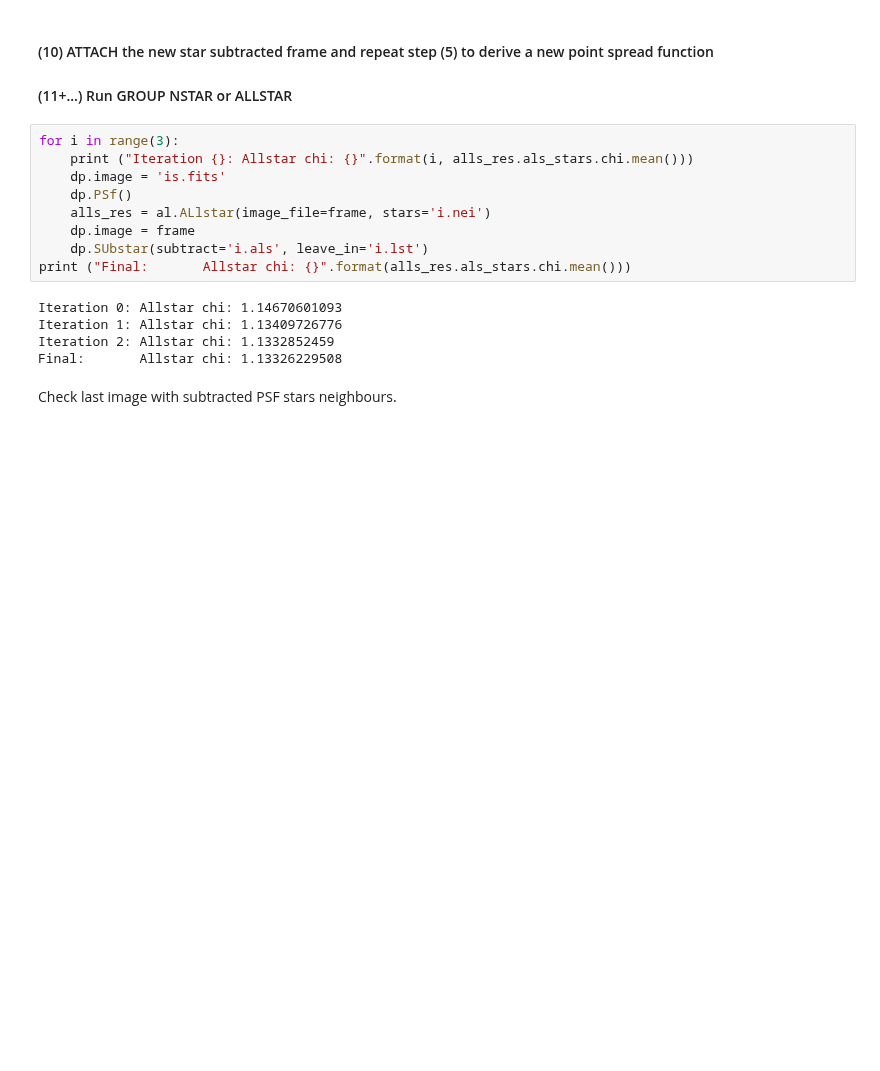
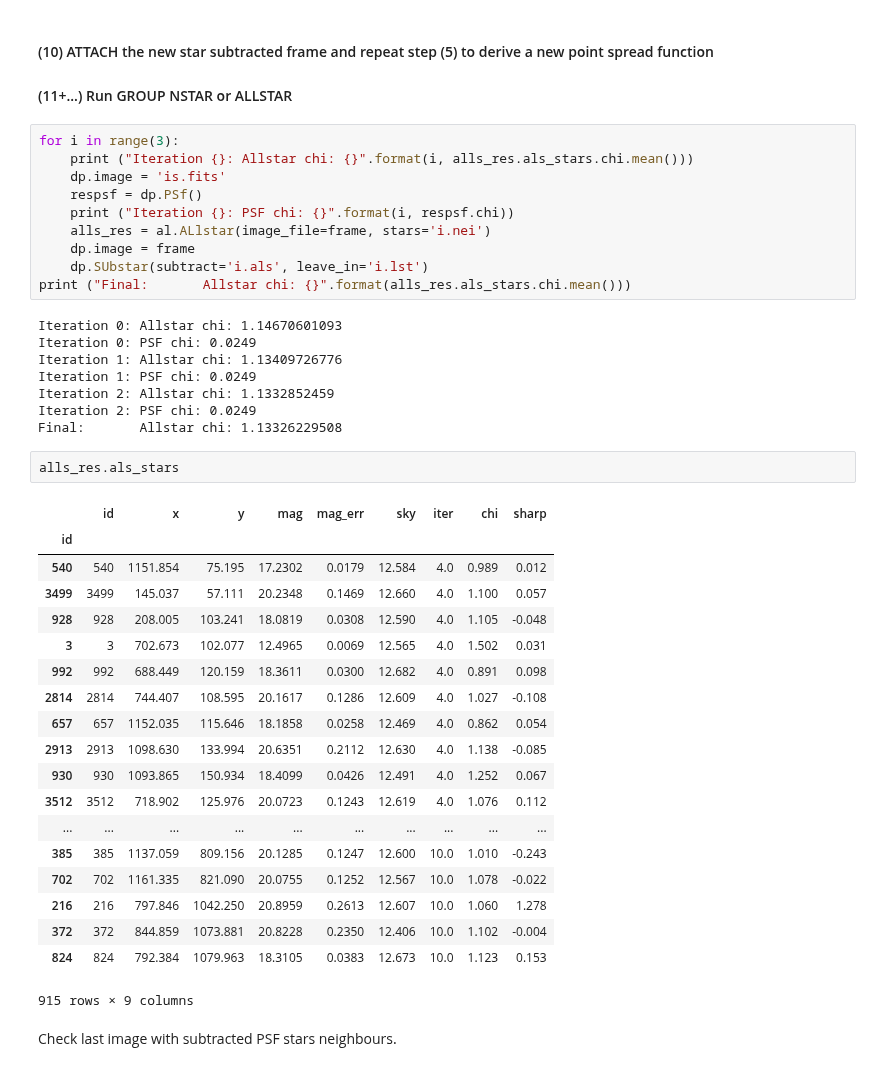
Before and after one commit to majkelx/astwro, a Jupyter notebook: examples/deriving_psf_stenson.ipynb, the cells around one changed output. Saved outputs shown, nothing was run; the diff lists cells and outputs as text; blank space fills up the shorter version.

```diff
--- a/examples/deriving_psf_stenson.ipynb
+++ b/examples/deriving_psf_stenson.ipynb
@@ -179,16 +210,42 @@ sub_res = dp.SUbstar(subtract=alls_res.profile_photometry_file, leave_in=pick_re
 for i in range(3):
     print ("Iteration {}: Allstar chi: {}".format(i, alls_res.als_stars.chi.mean()))
     dp.image = 'is.fits'
-    dp.PSf()
+    respsf = dp.PSf()
+    print ("Iteration {}: PSF chi: {}".format(i, respsf.chi))
     alls_res = al.ALlstar(image_file=frame, stars='i.nei')
     dp.image = frame
     dp.SUbstar(subtract='i.als', leave_in='i.lst')
 print ("Final:       Allstar chi: {}".format(alls_res.als_stars.chi.mean()))
 # %% [output]
 Iteration 0: Allstar chi: 1.14670601093
+Iteration 0: PSF chi: 0.0249
 Iteration 1: Allstar chi: 1.13409726776
+Iteration 1: PSF chi: 0.0249
 Iteration 2: Allstar chi: 1.1332852459
+Iteration 2: PSF chi: 0.0249
 Final:       Allstar chi: 1.13326229508
+# %%
+alls_res.als_stars
+# %% [output]
+|  | id | x | y | mag | mag_err | sky | iter | chi | sharp |
+| id |  |  |  |  |  |  |  |  |  |
+| 540 | 540 | 1151.854 | 75.195 | 17.2302 | 0.0179 | 12.584 | 4.0 | 0.989 | 0.012 |
+| 3499 | 3499 | 145.037 | 57.111 | 20.2348 | 0.1469 | 12.660 | 4.0 | 1.100 | 0.057 |
+| 928 | 928 | 208.005 | 103.241 | 18.0819 | 0.0308 | 12.590 | 4.0 | 1.105 | -0.048 |
+| 3 | 3 | 702.673 | 102.077 | 12.4965 | 0.0069 | 12.565 | 4.0 | 1.502 | 0.031 |
+| 992 | 992 | 688.449 | 120.159 | 18.3611 | 0.0300 | 12.682 | 4.0 | 0.891 | 0.098 |
+| 2814 | 2814 | 744.407 | 108.595 | 20.1617 | 0.1286 | 12.609 | 4.0 | 1.027 | -0.108 |
+| 657 | 657 | 1152.035 | 115.646 | 18.1858 | 0.0258 | 12.469 | 4.0 | 0.862 | 0.054 |
+| 2913 | 2913 | 1098.630 | 133.994 | 20.6351 | 0.2112 | 12.630 | 4.0 | 1.138 | -0.085 |
+| 930 | 930 | 1093.865 | 150.934 | 18.4099 | 0.0426 | 12.491 | 4.0 | 1.252 | 0.067 |
+| 3512 | 3512 | 718.902 | 125.976 | 20.0723 | 0.1243 | 12.619 | 4.0 | 1.076 | 0.112 |
+| ... | ... | ... | ... | ... | ... | ... | ... | ... | ... |
+| 385 | 385 | 1137.059 | 809.156 | 20.1285 | 0.1247 | 12.600 | 10.0 | 1.010 | -0.243 |
+| 702 | 702 | 1161.335 | 821.090 | 20.0755 | 0.1252 | 12.567 | 10.0 | 1.078 | -0.022 |
+| 216 | 216 | 797.846 | 1042.250 | 20.8959 | 0.2613 | 12.607 | 10.0 | 1.060 | 1.278 |
+| 372 | 372 | 844.859 | 1073.881 | 20.8228 | 0.2350 | 12.406 | 10.0 | 1.102 | -0.004 |
+| 824 | 824 | 792.384 | 1079.963 | 18.3105 | 0.0383 | 12.673 | 10.0 | 1.123 | 0.153 |
+915 rows × 9 columns
 # %% [markdown]
 Check last image with subtracted PSF stars neighbours.
 # %%
```
Also changed, not shown: parts of 4 cells of this notebook, 5 other files.
